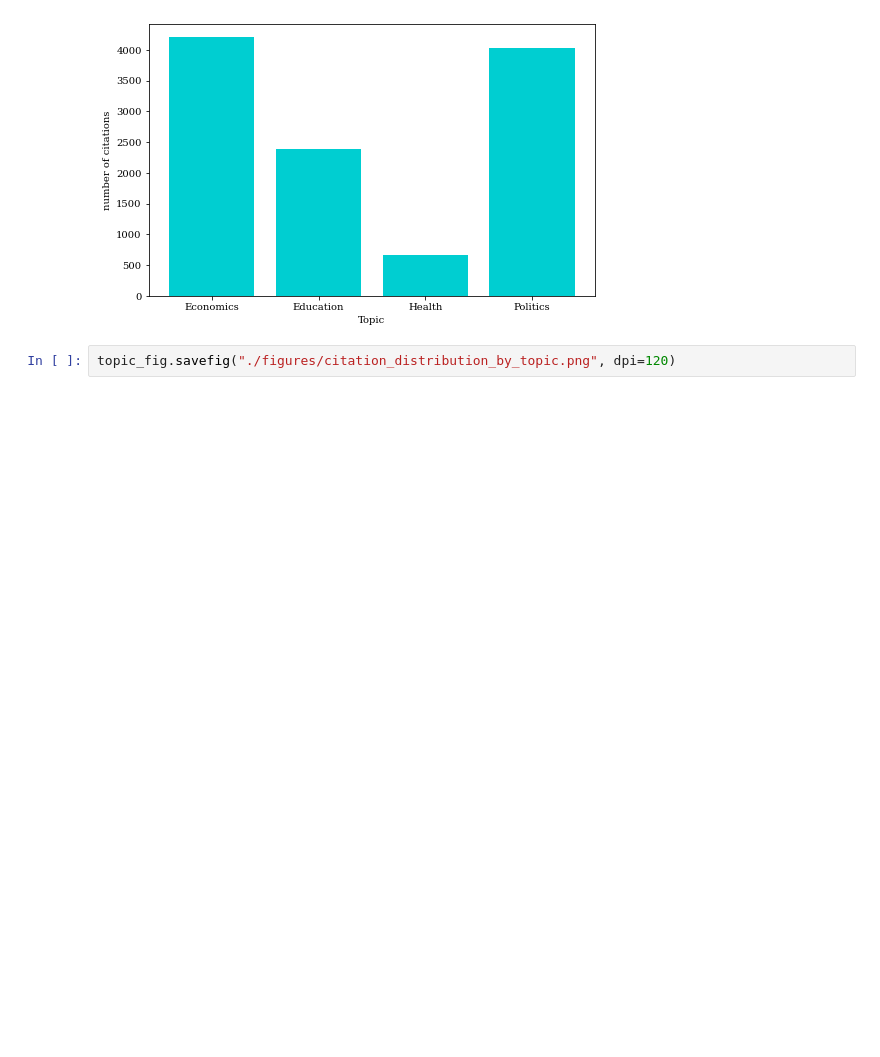
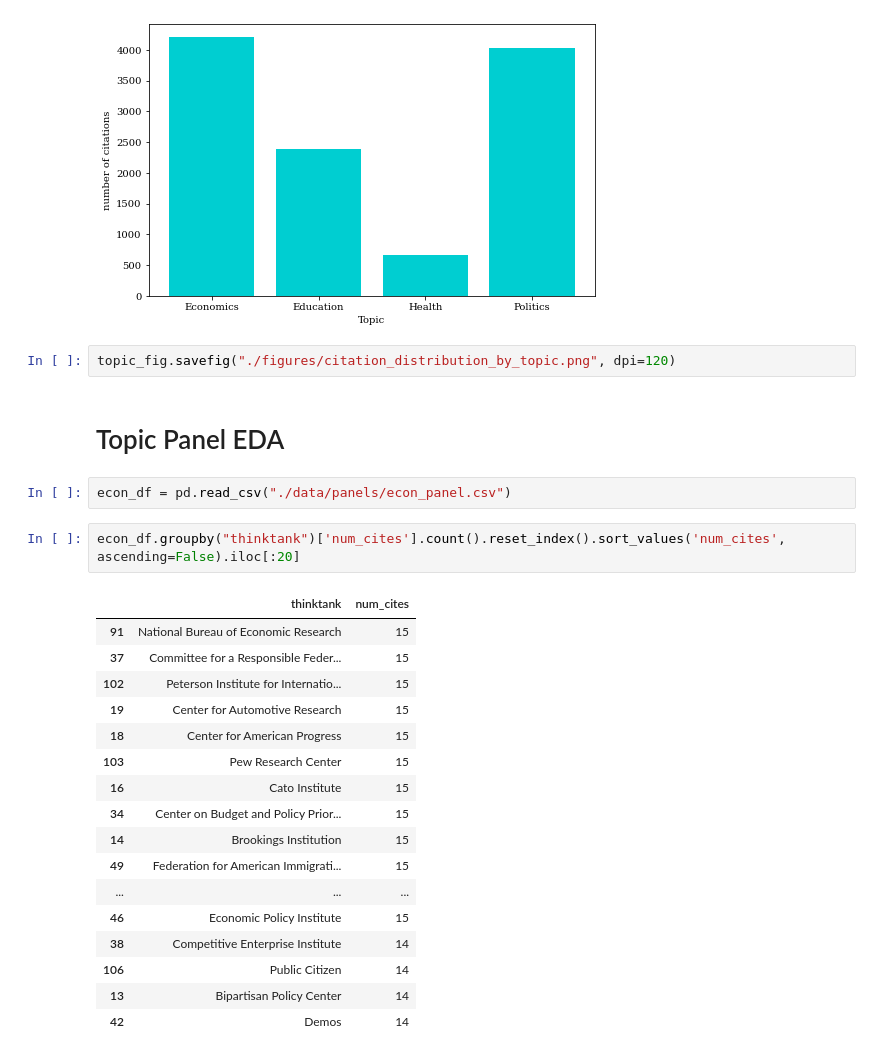
Before and after one commit to jai1802/thinktanks_and_media, a Jupyter notebook: EDA.ipynb, the cells around one changed output. Cells and saved outputs as stored; diff of their text form; blank space fills up the shorter version.

```diff
--- a/EDA.ipynb
+++ b/EDA.ipynb
@@ -86,3 +86,27 @@ Text(0.5, 0, 'Topic')
 [figure]
 # %%
 topic_fig.savefig("./figures/citation_distribution_by_topic.png", dpi=120)
+# %% [markdown]
+# Topic Panel EDA
+# %%
+econ_df = pd.read_csv("./data/panels/econ_panel.csv")
+# %%
+econ_df.groupby("thinktank")['num_cites'].count().reset_index().sort_values('num_cites', ascending=False).iloc[:20]
+# %% [output]
+|  | thinktank | num_cites |
+| 91 | National Bureau of Economic Research | 15 |
+| 37 | Committee for a Responsible Feder... | 15 |
+| 102 | Peterson Institute for Internatio... | 15 |
+| 19 | Center for Automotive Research | 15 |
+| 18 | Center for American Progress | 15 |
+| 103 | Pew Research Center | 15 |
+| 16 | Cato Institute | 15 |
+| 34 | Center on Budget and Policy Prior... | 15 |
+| 14 | Brookings Institution | 15 |
+| 49 | Federation for American Immigrati... | 15 |
+| ... | ... | ... |
+| 46 | Economic Policy Institute | 15 |
+| 38 | Competitive Enterprise Institute | 14 |
+| 106 | Public Citizen | 14 |
+| 13 | Bipartisan Policy Center | 14 |
+| 42 | Demos | 14 |
```
Also changed, not shown: parts of 1 cell of this notebook, 4 other files.
